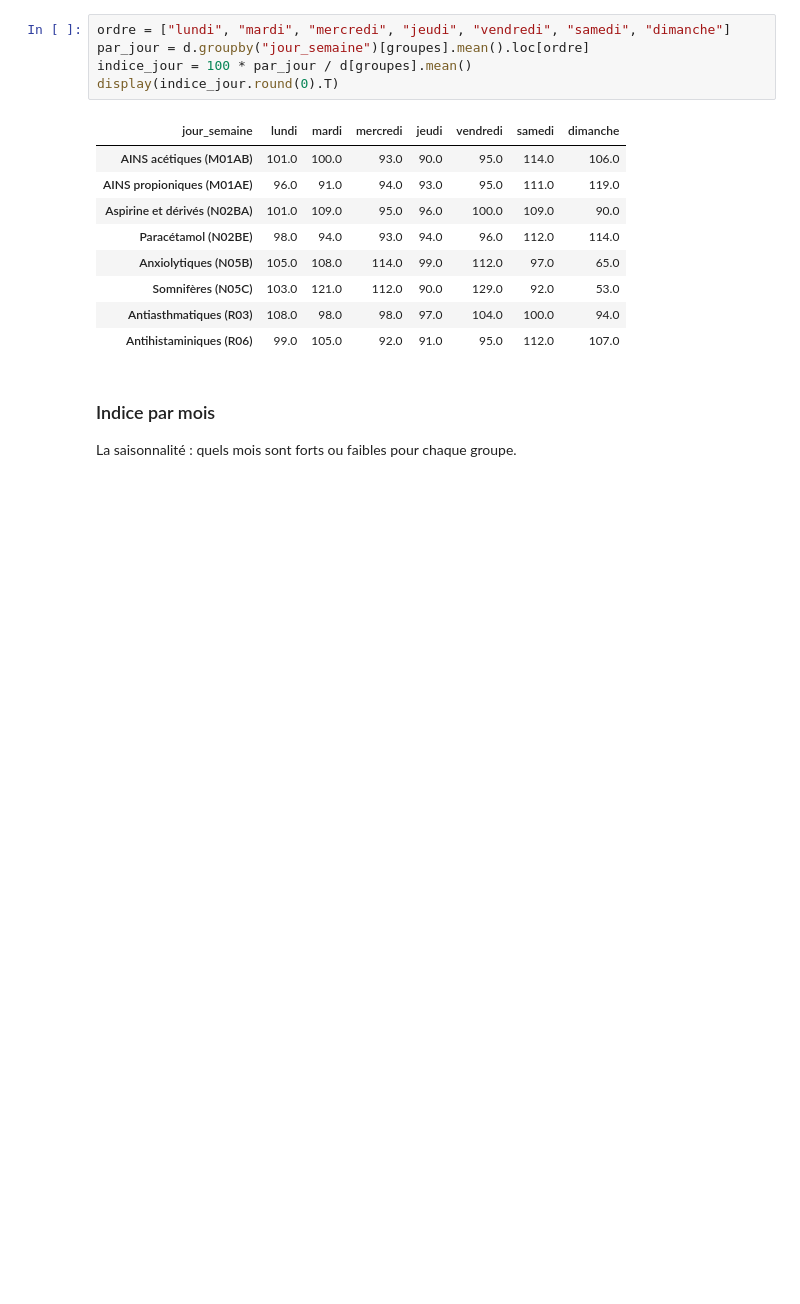
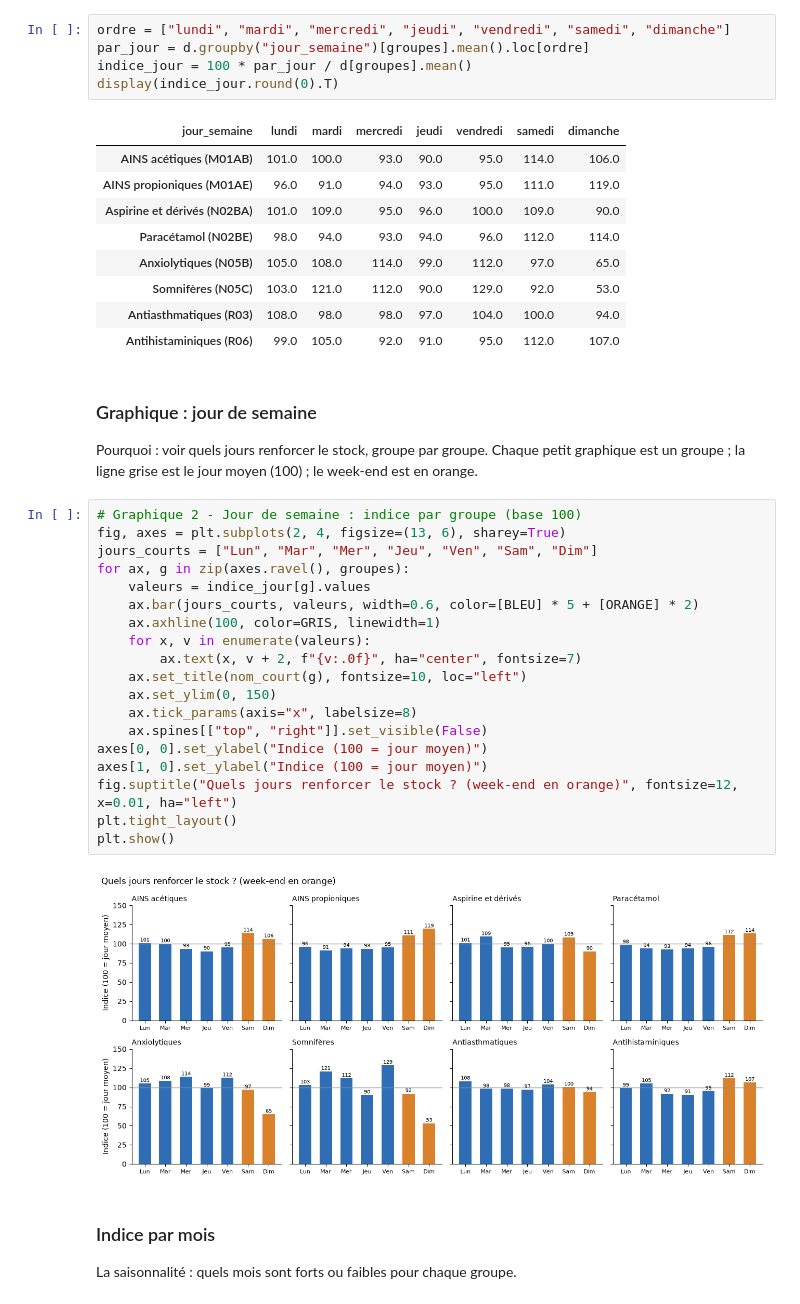
Before and after one commit to Esteban-13/rush_2, a Jupyter notebook: statistiques.ipynb, the cells around one changed output. Drawn from its saved outputs; the diff is of its cells as text; blank space fills up the shorter version.

```diff
--- a/statistiques.ipynb
+++ b/statistiques.ipynb
@@ -84,6 +112,30 @@ display(indice_jour.round(0).T)
 | Somnifères (N05C) | 103.0 | 121.0 | 112.0 | 90.0 | 129.0 | 92.0 | 53.0 |
 | Antiasthmatiques (R03) | 108.0 | 98.0 | 98.0 | 97.0 | 104.0 | 100.0 | 94.0 |
 | Antihistaminiques (R06) | 99.0 | 105.0 | 92.0 | 91.0 | 95.0 | 112.0 | 107.0 |
+# %% [markdown]
+### Graphique : jour de semaine
+Pourquoi : voir quels jours renforcer le stock, groupe par groupe. Chaque petit graphique est un groupe ; la ligne grise est le jour moyen (100) ; le week-end est en orange.
+# %%
+# Graphique 2 - Jour de semaine : indice par groupe (base 100)
+fig, axes = plt.subplots(2, 4, figsize=(13, 6), sharey=True)
+jours_courts = ["Lun", "Mar", "Mer", "Jeu", "Ven", "Sam", "Dim"]
+for ax, g in zip(axes.ravel(), groupes):
+    valeurs = indice_jour[g].values
+    ax.bar(jours_courts, valeurs, width=0.6, color=[BLEU] * 5 + [ORANGE] * 2)
+    ax.axhline(100, color=GRIS, linewidth=1)
+    for x, v in enumerate(valeurs):
+        ax.text(x, v + 2, f"{v:.0f}", ha="center", fontsize=7)
+    ax.set_title(nom_court(g), fontsize=10, loc="left")
+    ax.set_ylim(0, 150)
+    ax.tick_params(axis="x", labelsize=8)
+    ax.spines[["top", "right"]].set_visible(False)
+axes[0, 0].set_ylabel("Indice (100 = jour moyen)")
+axes[1, 0].set_ylabel("Indice (100 = jour moyen)")
+fig.suptitle("Quels jours renforcer le stock ? (week-end en orange)", fontsize=12, x=0.01, ha="left")
+plt.tight_layout()
+plt.show()
+# %% [output]
+[figure, added]
 # %% [markdown]
 ### Indice par mois
 La saisonnalité : quels mois sont forts ou faibles pour chaque groupe.
```
Also changed, not shown: parts of 4 cells of this notebook, 1 other file.
